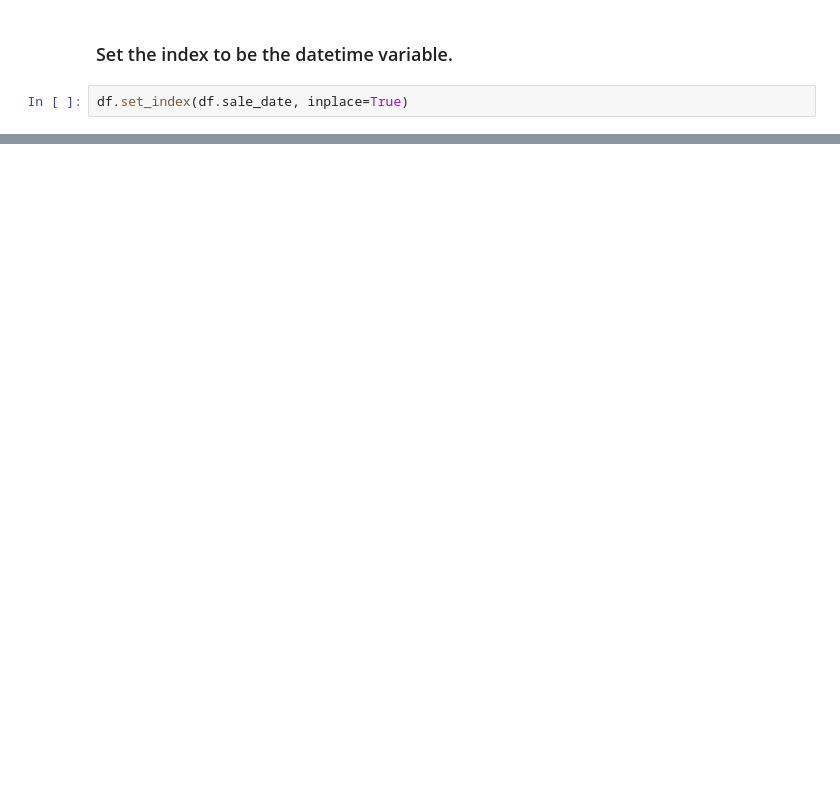
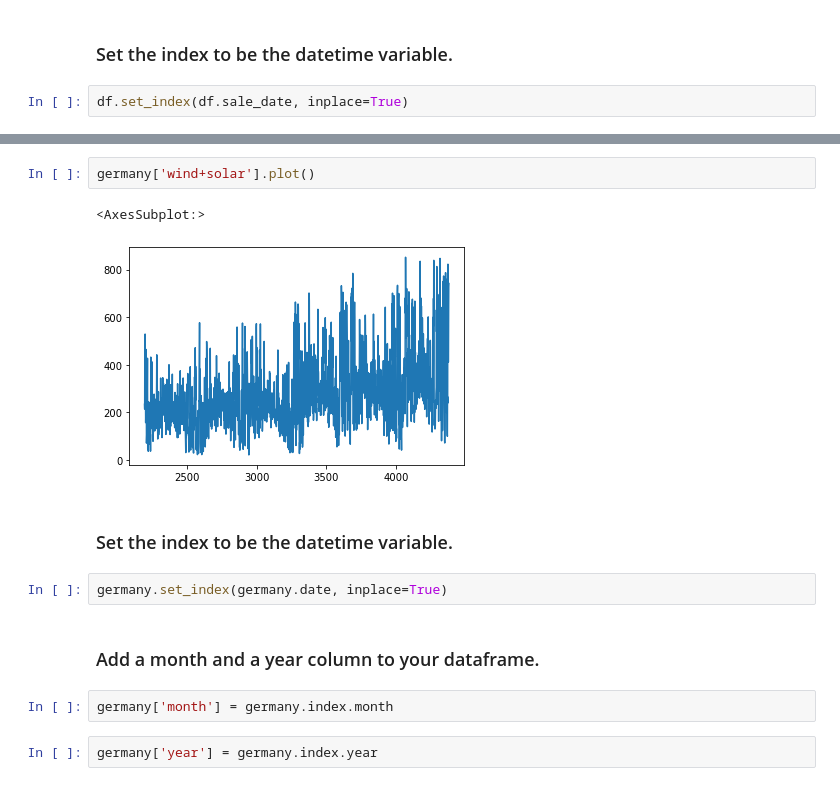
Before and after one commit to mdalton87/time-series-exercises, a Jupyter notebook: ts_prepare.ipynb, the cells around one changed output, grey strips where cells are left out. Cells and saved outputs as stored; diff of their text form; blank space fills up the shorter version.

```diff
--- a/ts_prepare.ipynb
+++ b/ts_prepare.ipynb
@@ -43,0 +157,15 @@ Make sure all the work that you have done above is reproducible. That is, you sh
+# %%
+germany['wind+solar'].plot()
+# %% [output]
+<AxesSubplot:>
+[figure, added]
+# %% [markdown]
+### Set the index to be the datetime variable.
+# %%
+germany.set_index(germany.date, inplace=True)
+# %% [markdown]
+### Add a month and a year column to your dataframe.
+# %%
+germany['month'] = germany.index.month
+# %%
+germany['year'] = germany.index.year
```
Also changed, not shown: parts of 27 cells of this notebook, 1 other file.
